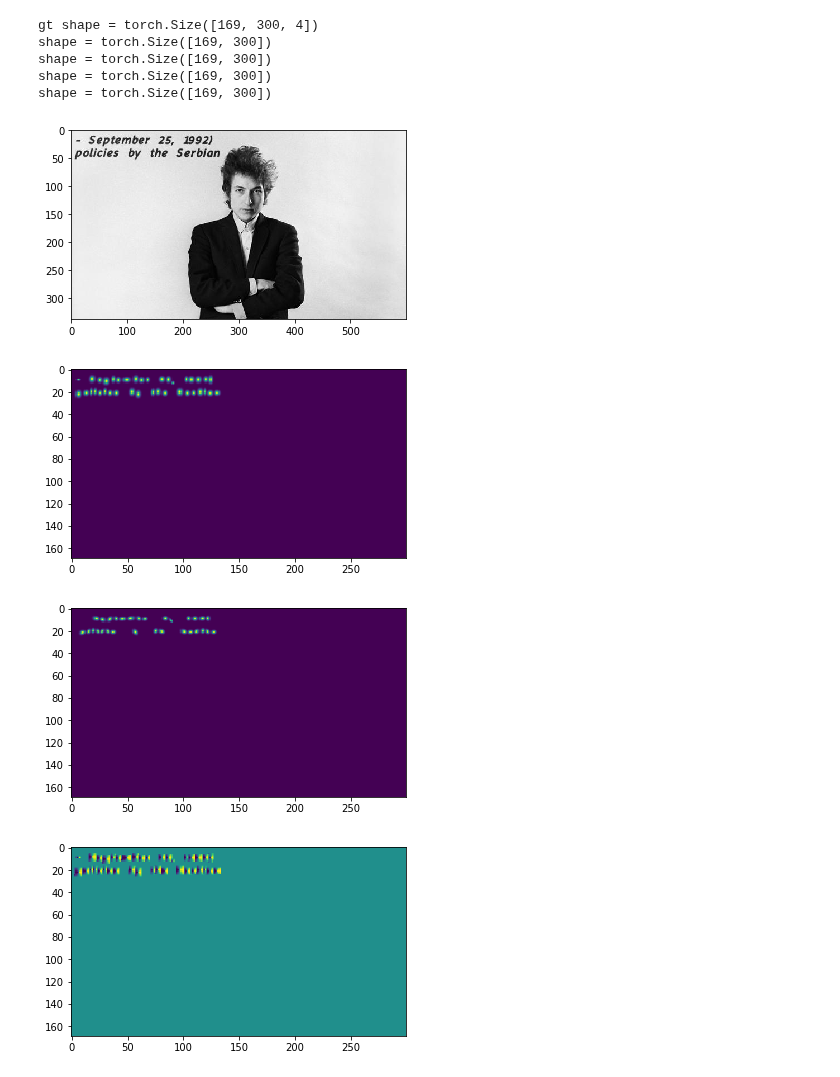
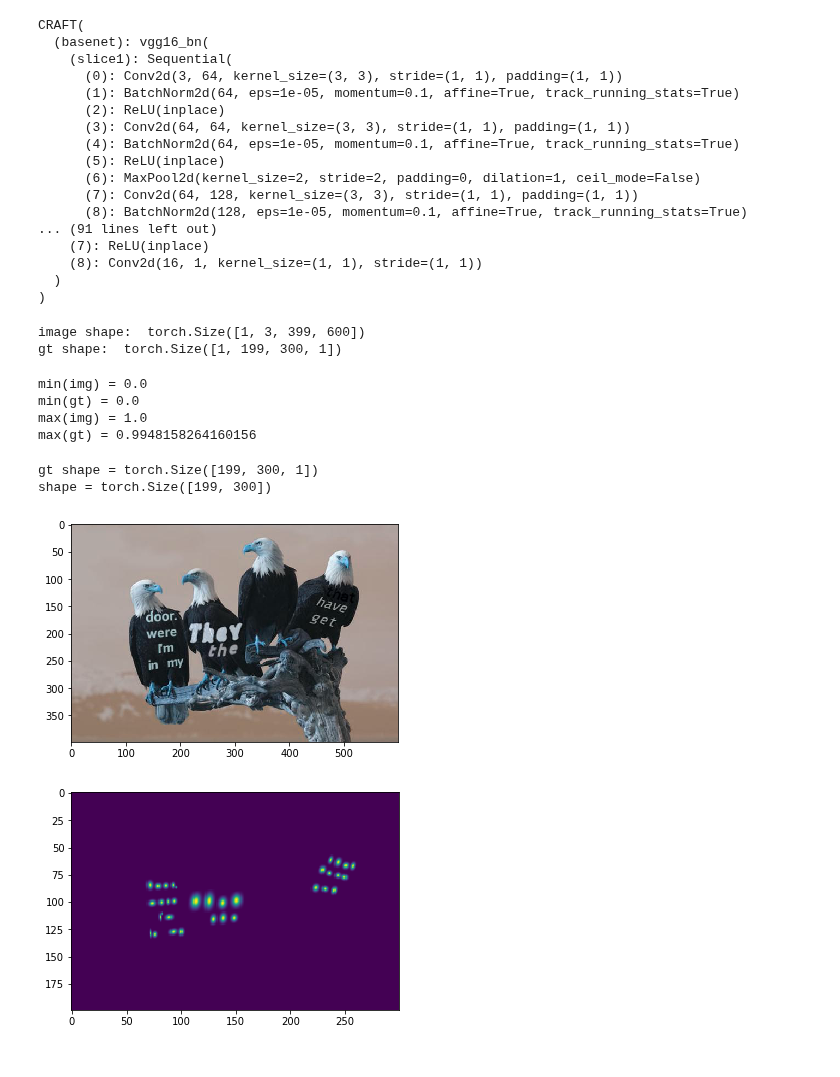
Before and after one commit to aerjayc/asstr, a Jupyter notebook: train_detector.ipynb, the cells around one changed output. Cells and saved outputs as stored; diff of their text form; code cells hidden in the pictures.

```diff
--- a/train_detector.ipynb
+++ b/train_detector.ipynb
@@ -118,4 +225,4 @@ img_dir = "/home/eee198/Downloads/SynthText/images"
 
 # remember requires_grad=True
 dataset = SynthCharMapDataset(gt_dir, img_dir, affinity_map=False, direction_map=False)
-dataloader = DataLoader(dataset, batch_size=4, shuffle=True)
+dataloader = DataLoader(dataset, batch_size=1, shuffle=True)
@@ -162,0 +296,7 @@ RuntimeError: shape '[4, 338, 600]' is invalid for input of size 202800
+# %%
+img, gt = None, None
+for im,g in dataloader:
+    print(f"g.size() = {g.size()}")
+    img, gt = im, g
+    break
+img1, gt1 = img.clone(), gt.clone()
@@ -163,21 +341,54 @@ RuntimeError: shape '[4, 338, 600]' is invalid for input of size 202800
+# %%
+model.load_state_dict(torch.load(f"/home/eee198/Downloads/SynthText/weights/w_23600.pth"))
+model.eval()
+# %% [output]
+CRAFT(
+  (basenet): vgg16_bn(
+    (slice1): Sequential(
+      (0): Conv2d(3, 64, kernel_size=(3, 3), stride=(1, 1), padding=(1, 1))
+      (1): BatchNorm2d(64, eps=1e-05, momentum=0.1, affine=True, track_running_stats=True)
+      (2): ReLU(inplace)
+      (3): Conv2d(64, 64, kernel_size=(3, 3), stride=(1, 1), padding=(1, 1))
+      (4): BatchNorm2d(64, eps=1e-05, momentum=0.1, affine=True, track_running_stats=True)
+      (5): ReLU(inplace)
+      (6): MaxPool2d(kernel_size=2, stride=2, padding=0, dilation=1, ceil_mode=False)
+      (7): Conv2d(64, 128, kernel_size=(3, 3), stride=(1, 1), padding=(1, 1))
+      (8): BatchNorm2d(128, eps=1e-05, momentum=0.1, affine=True, track_running_stats=True)
+... (91 lines left out)
+    (7): ReLU(inplace)
+    (8): Conv2d(16, 1, kernel_size=(1, 1), stride=(1, 1))
+  )
+)
+# %%
+img1, gt1 = img.clone(), gt.clone()
+print("image shape: ", img1.shape)
+print("gt shape: ", gt1.shape)
+# %% [output]
+image shape:  torch.Size([1, 3, 399, 600])
+gt shape:  torch.Size([1, 199, 300, 1])
+# %%
+img, gt = dataset[0]
+print(f"min(img) = {torch.min(img)}\nmin(gt) = {torch.min(gt)}")
+print(f"max(img) = {torch.max(img)}\nmax(gt) = {torch.max(gt)}")
+# %% [output]
+min(img) = 0.0
+min(gt) = 0.0
+max(img) = 1.0
+max(gt) = 0.9948158264160156
 # %%
 plt.figure()
-x = img.view([338,600,3])
+x = (img1[0].permute(1,2,0))*255
 plt.imshow(x.cpu().numpy().astype('int'))
 
-print(f"gt shape = {gt[0].size()}")
-gt = gt[0].view([4,169,300])
+gt_shape = gt1[0].size()
+print(f"gt shape = {gt_shape}")
+gt = gt1[0].view([gt_shape[2],gt_shape[0],gt_shape[1]])
 for map in gt:
     print(f"shape = {map.size()}")
     plt.figure()
     plt.imshow(map.cpu().numpy())
 # %% [output]
-gt shape = torch.Size([169, 300, 4])
-shape = torch.Size([169, 300])
-shape = torch.Size([169, 300])
-shape = torch.Size([169, 300])
-shape = torch.Size([169, 300])
+gt shape = torch.Size([199, 300, 1])
+shape = torch.Size([199, 300])
-[figure, old version]
+[figure, new version]
-[figure, old version]
+[figure, new version]
-[figure, removed]
-[figure, removed]
```
Also changed, not shown: parts of 17 cells of this notebook, 4 other files.
